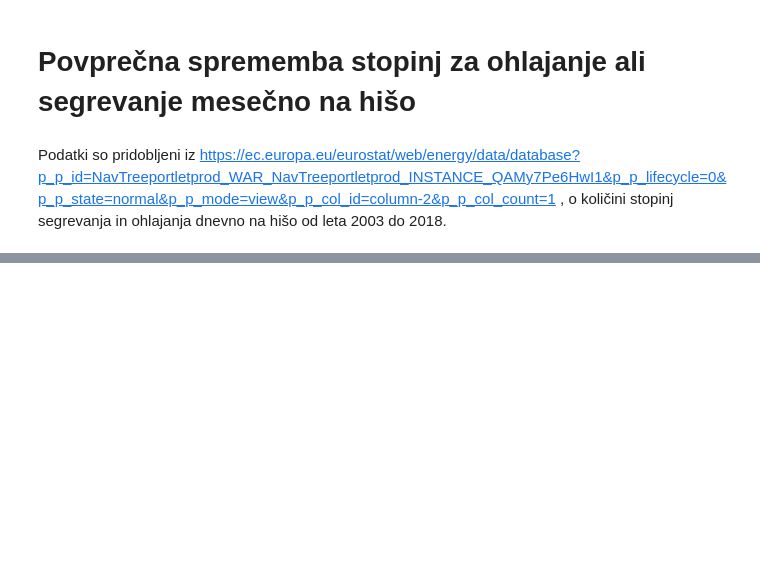
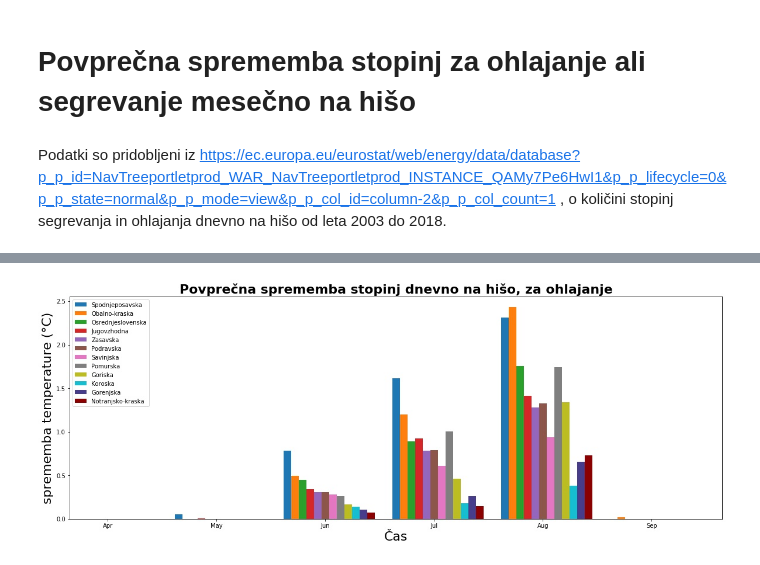
Before and after one commit to vouk95/PR19TVTSKPH, a Jupyter notebook: Segrevanje in ohlajanje hiš, v Sloveniji.ipynb, the cells around one changed output, grey strips where cells are left out. Saved outputs shown, nothing was run; the diff lists cells and outputs as text; code cells hidden in the pictures; blank space fills up the shorter version.

```diff
--- a/Segrevanje in ohlajanje hiš, v Sloveniji.ipynb
+++ b/Segrevanje in ohlajanje hiš, v Sloveniji.ipynb
@@ -126,0 +364,41 @@ Iz grafa vidimo kje v sloveniji se porabi več energije za segrevanje / ohlajanj
+# %%
+deltaTempForCoolingObalna = deltaTempForSlo[(deltaTempForSlo[:,3] == "Cooling degree days") * (deltaTempForSlo[:,1] == "Obalno-kraska (NUTS 2010)")]
+deltaTempForObalnaC = deltaTempForCoolingObalna[:,4]
+deltaTempForObalnaC= deltaTempForObalnaC.astype(np.float)
+
+meanDeltaObalnaCT = np.array([])
+for i in range(0,12):
+    sum = np.sum(deltaTempForObalnaC[i::12])
+    mean = sum / countYears
+    meanDeltaObalnaCT = np.append(meanDeltaObalnaCT, mean)
+meanDeltaObalnaCT = meanDeltaObalnaCT / 30
+# %%
+plt.figure(figsize=(20,7))
+plt.ylabel('sprememba temperature (°C)', fontL)
+plt.xlabel('Čas', fontL)
+plt.title('Povprečna sprememba stopinj dnevno na hišo, za ohlajanje', fontT)
+x = np.arange(len(months))
+bar_width = 0.07
+
+deltaTempPlotForSpodnjeposavskaHeat = plt.bar(x, meanDeltaSpodnjeposavskaCT, width=bar_width)
+deltaTempPlotForObalnaHeat = plt.bar(x + bar_width, meanDeltaObalnaCT, width=bar_width)
+deltaTempPlotForOsrednjeslovenskaHeat = plt.bar(x + bar_width*2, meanDeltaOsrednjeslovenskaCT, width=bar_width)
+deltaTempPlotForJugovzhodnaHeat = plt.bar(x + bar_width*3, meanDeltaJugovzhodnaCT, width=bar_width)
+deltaTempPlotForZasavskaHeat = plt.bar(x + bar_width*4, meanDeltaZasavskaCT, width=bar_width)
+deltaTempPlotForPodravskaHeat = plt.bar(x + bar_width*5, meanDeltaPodravskaCT, width=bar_width)
+deltaTempPlotForSavinjskaHeat = plt.bar(x + bar_width*6, meanDeltaSavinjskaCT, width=bar_width)
+deltaTempPlotForPomurskaHeat = plt.bar(x + bar_width*7, meanDeltaPomurskaCT, width=bar_width)
+deltaTempPlotForGoriskaHeat = plt.bar(x + bar_width*8, meanDeltaGoriskaCT, width=bar_width)
+deltaTempPlotForKoroskaHeat = plt.bar(x + bar_width*9, meanDeltaKoroskaCT, width=bar_width)
+deltaTempPlotForGorenjskaHeat = plt.bar(x + bar_width*10, meanDeltaGorenjskaCT, width=bar_width, color='darkslateblue')
+deltaTempPlotForNotranjskoHeat = plt.bar(x + bar_width*11, meanDeltaNotranjskoCT, width=bar_width, color='darkred')
+
+plt.xticks(x+bar_width*5, months)
+axes = plt.gca()
+axes.set_xlim([3,9])
+
+legendForZVSloHeat = plt.legend(['Spodnjeposavska', 'Obalno-kraska', 'Osrednjeslovenska', 'Jugovzhodna', 'Zasavska', 'Podravska',
+                                'Savinjska', 'Pomurska','Goriska', 'Koroska',
+                                 'Gorenjska', 'Notranjsko-kraska'], loc='upper left')
+# %% [output]
+[figure, added]
```
Also changed, not shown: parts of 37 cells of this notebook, 1 other file.
